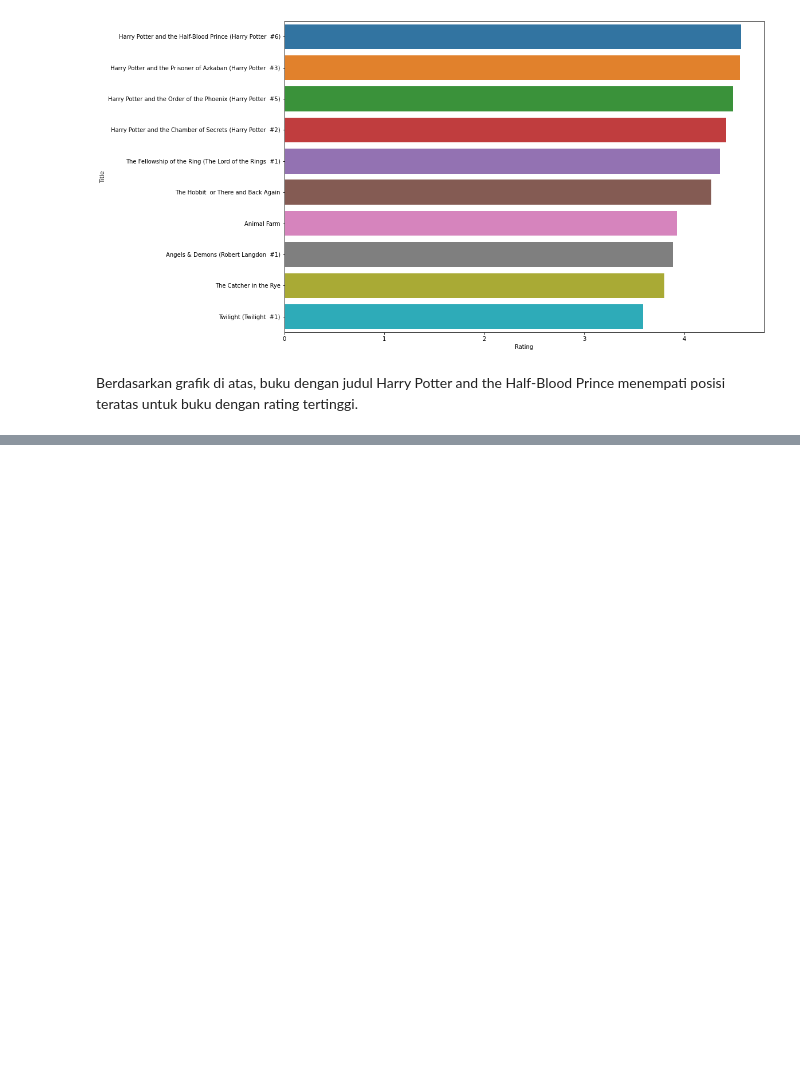
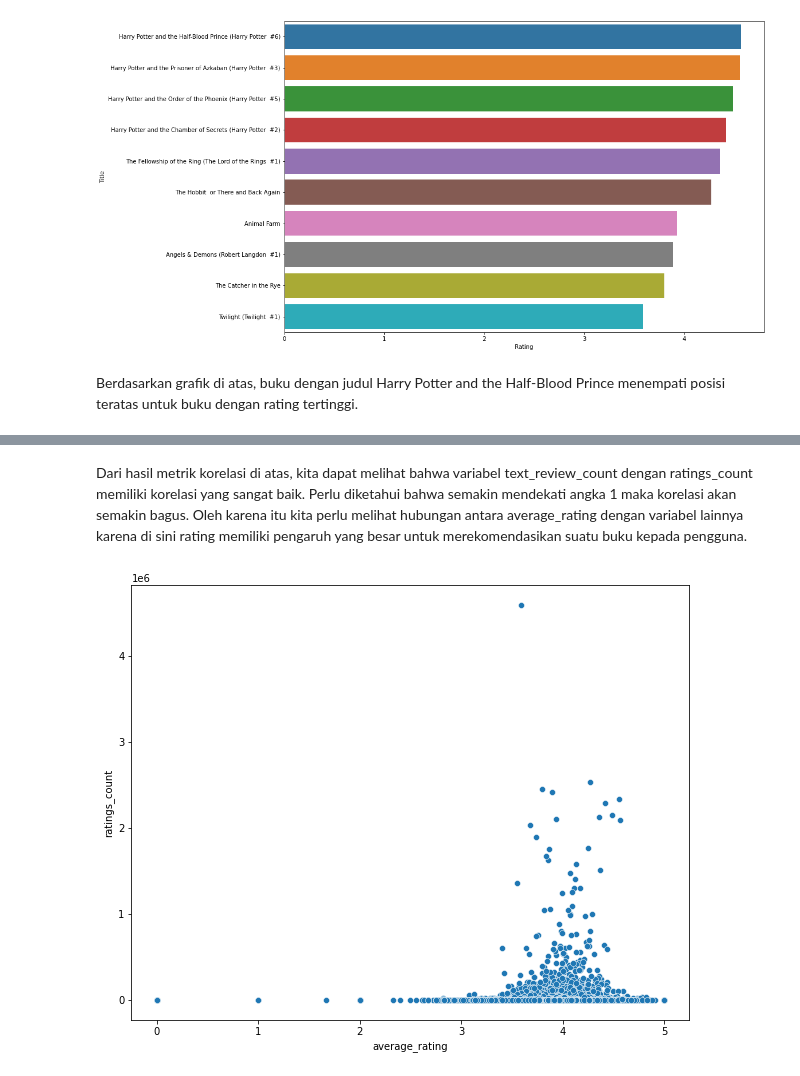
Before and after one commit to habibsatya/dicoding-training, a Jupyter notebook: code/books-recommendation.ipynb, the cells around one changed output, grey strips where cells are left out. Saved outputs shown, nothing was run; the diff lists cells and outputs as text; code cells hidden in the pictures; blank space fills up the shorter version.

```diff
--- a/code/books-recommendation.ipynb
+++ b/code/books-recommendation.ipynb
@@ -432,0 +442,8 @@ Berdasarkan grafik di atas, buku dengan judul Harry Potter and the Half-Blood Pr
+# %% [markdown]
+Dari hasil metrik korelasi di atas, kita dapat melihat bahwa variabel text_review_count dengan ratings_count memiliki korelasi yang sangat baik. Perlu diketahui bahwa semakin mendekati angka 1 maka korelasi akan semakin bagus. Oleh karena itu kita perlu melihat hubungan antara average_rating dengan variabel lainnya karena di sini rating memiliki pengaruh yang besar untuk merekomendasikan suatu buku kepada pengguna.
+# %%
+plt.figure(figsize=(10, 8))
+sns.scatterplot(data=books, x='average_rating', y='ratings_count')
+plt.show()
+# %% [output]
+[figure, added]
```
Also changed, not shown: parts of 27 cells of this notebook.
